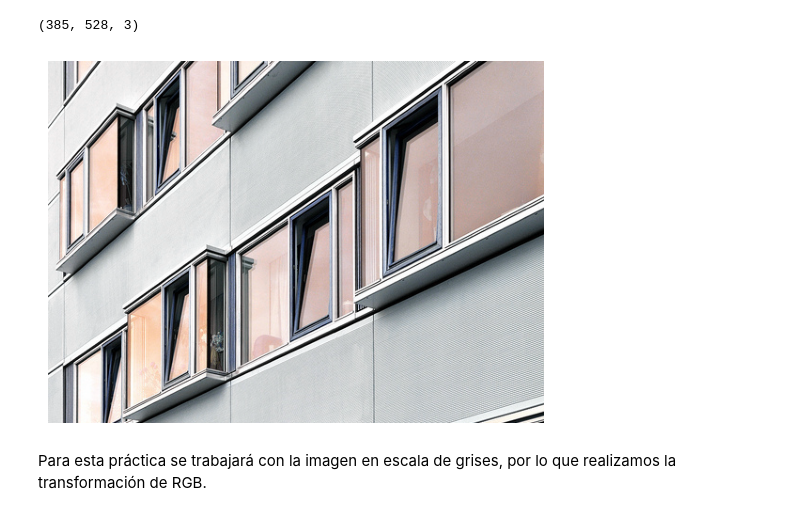
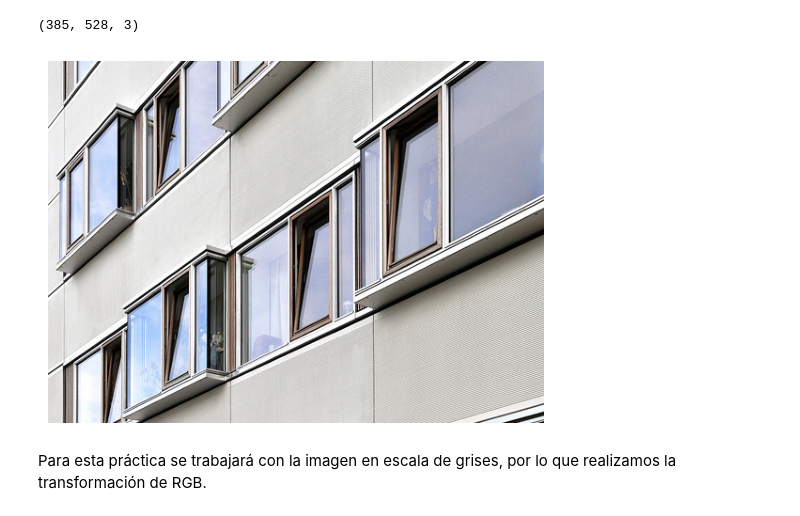
Before and after one commit to PedroAMtz/Verano_VisionComputacional, a Jupyter notebook: Clase_5_Deteccion_de_lineas/Deteccion_de_lineas.ipynb, the cells around one changed output. Saved outputs shown, nothing was run; the diff lists cells and outputs as text; code cells hidden in the pictures.

Commit message:
Imagen de prueba añadida

```diff
--- a/Clase_5_Deteccion_de_lineas/Deteccion_de_lineas.ipynb
+++ b/Clase_5_Deteccion_de_lineas/Deteccion_de_lineas.ipynb
@@ -16,15 +16,17 @@ cv2.__version__
 import matplotlib.pyplot as plt
 import numpy as np
 # %%
-imagen_prueba = cv2.imread("edificio.jpg", cv2.COLOR_BGR2RGB)
+imagen_prueba = cv2.imread("edificio.jpg")
 imagen_prueba.shape
 # %% [output]
 (385, 528, 3)
 # %%
-plt.imshow(imagen_prueba)
+imagen_rgb = cv2.cvtColor(imagen_prueba, cv2.COLOR_BGR2RGB)
+
+plt.imshow(imagen_rgb)
 plt.axis("off");
 # %% [output]
-[figure, old version]
+[figure, new version]
 # %% [markdown]
 Para esta práctica se trabajará con la imagen en escala de grises, por lo que realizamos la transformación de RGB.
 # %%
```
Also changed, not shown: parts of 5 cells of this notebook.
